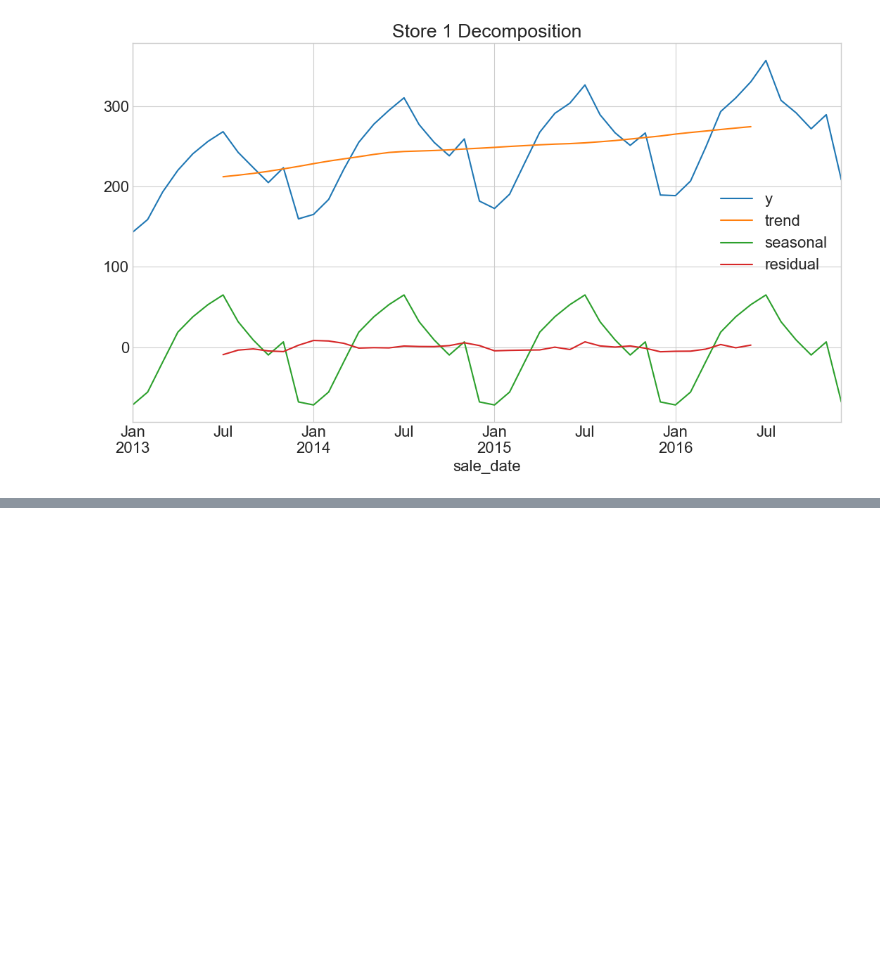
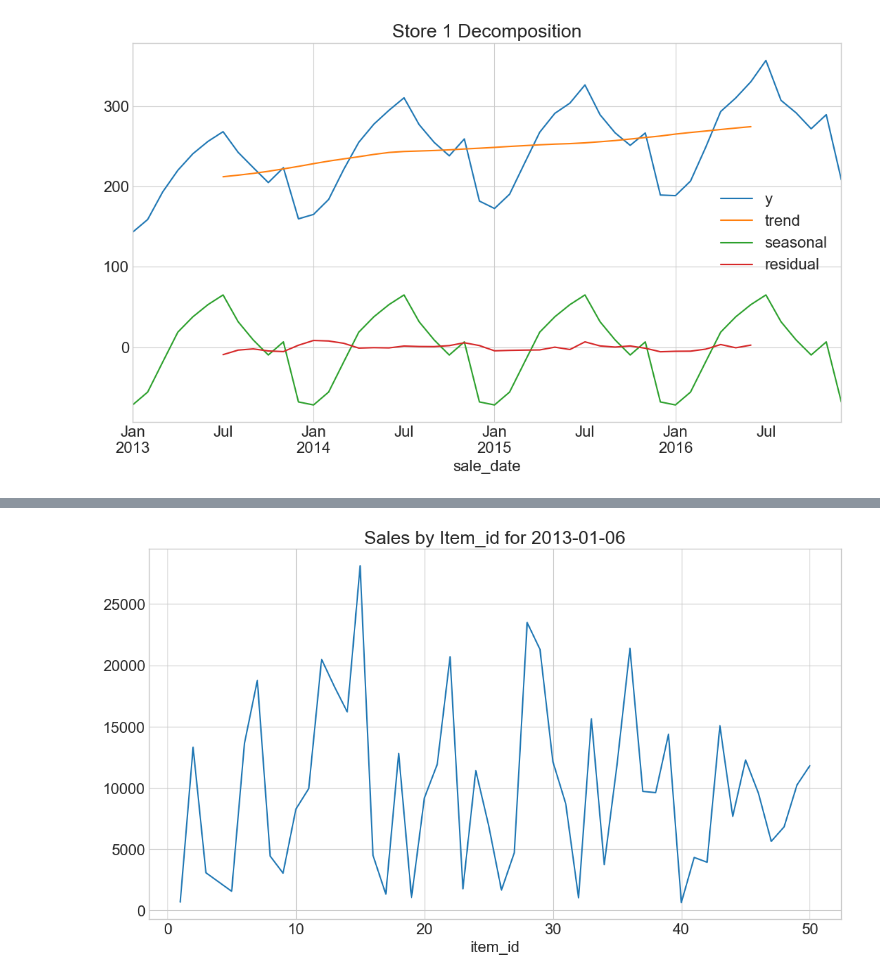
Before and after one commit to Adam-Harris87/time-series-exercises, a Jupyter notebook: explore.ipynb, the cells around one changed output, grey strips where cells are left out. Cells and saved outputs as stored; diff of their text form; code cells hidden in the pictures; blank space fills up the shorter version.

```diff
--- a/explore.ipynb
+++ b/explore.ipynb
@@ -228,0 +264,2 @@ ValueError: index must be a MultiIndex to unstack, <class 'pandas.core.indexes.d
+# %%
+product_sales = train.groupby('item_id').resample('W').sales_total.sum().unstack()
@@ -228,0 +288,6 @@ ValueError: index must be a MultiIndex to unstack, <class 'pandas.core.indexes.d
+# %%
+product_sales.loc[:,'2013-01-06'].plot()
+plt.title('Sales by Item_id for 2013-01-06')
+plt.show()
+# %% [output]
+[figure, added]
```
Also changed, not shown: parts of 25 cells of this notebook, 1 other file.
